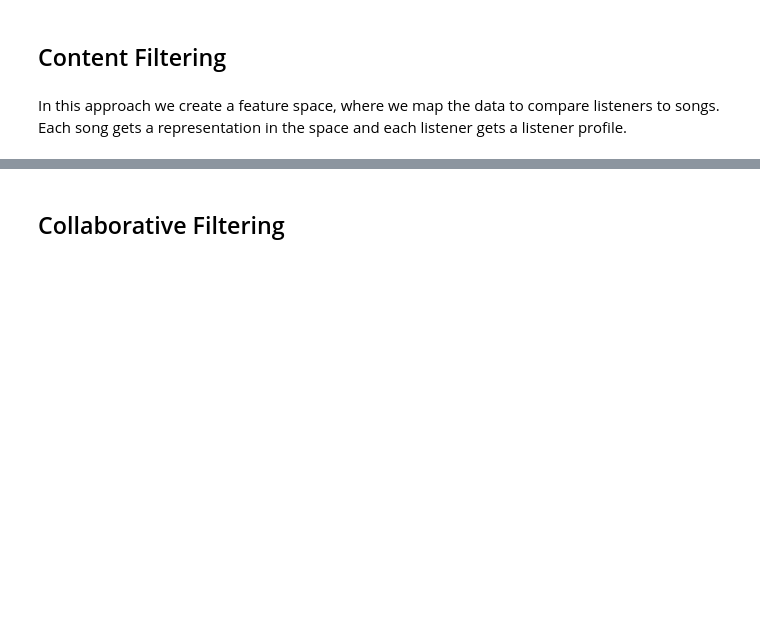
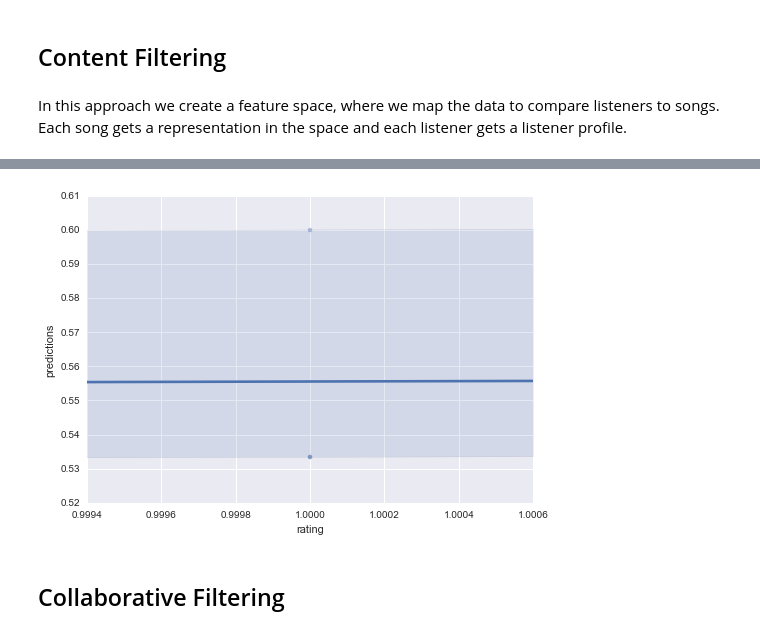
Before and after one commit to jeangelj/predict_music_taste, a Jupyter notebook: Unsupervised Machine Learning Models.ipynb, the cells around one changed output, grey strips where cells are left out. Saved outputs shown, nothing was run; the diff lists cells and outputs as text; code cells hidden in the pictures; blank space fills up the shorter version.

```diff
--- a/Unsupervised Machine Learning Models.ipynb
+++ b/Unsupervised Machine Learning Models.ipynb
@@ -386,0 +213,2 @@ Each song gets a representation in the space and each listener gets a listener p
+# %%
+listener_features = listener_features.dropna(how='any')
@@ -386,0 +264,2 @@ Each song gets a representation in the space and each listener gets a listener p
+# %%
+user = '0000f88f8d76a238c251450913b0d070e4a77d19'
@@ -386,0 +286,15 @@ Each song gets a representation in the space and each listener gets a listener p
+# %%
+v = listener_features.loc[user].values
+M = song_features.values
+pred = M.dot(v)
+
+# Now index this vector with the actual beers, so we can understand the values
+pred = pd.Series(pred, index=song_features.index, name="predictions") \
+    .sort(ascending=False, inplace=False)
+pred_name = pd.Series(pred.values, song_names[pred.index], name=pred.name)
+
+print "Top recommendations for %s" % user
+print pred_name.head()
+
+print "Bottom  recommendations" % user
+print pred_name.tail()
@@ -386,0 +333,8 @@ Each song gets a representation in the space and each listener gets a listener p
+# %%
+my_reviews = df[df.user_id == user].groupby('song_id').rating.mean()\
+    .sort(ascending=False, inplace=False)
+my_reviews_name = pd.Series(my_reviews.values, index=song_names[my_reviews.index])
+print "Top reviewed by %s" % user
+print my_reviews_name.head()
+print "\nBottom reviewed by %s" % user
+print my_reviews_name.tail()
@@ -387,3 +355,7 @@ Each song gets a representation in the space and each listener gets a listener p
+# %%
+f = sb.regplot(my_reviews, pred[list(my_reviews.index)], scatter_kws=dict(alpha=.4))
+# %% [output]
+[figure, added]
 # %% [markdown]
 ## Collaborative Filtering
 # %% [markdown]
```
Also changed, not shown: parts of 105 cells of this notebook, 4 other files.
